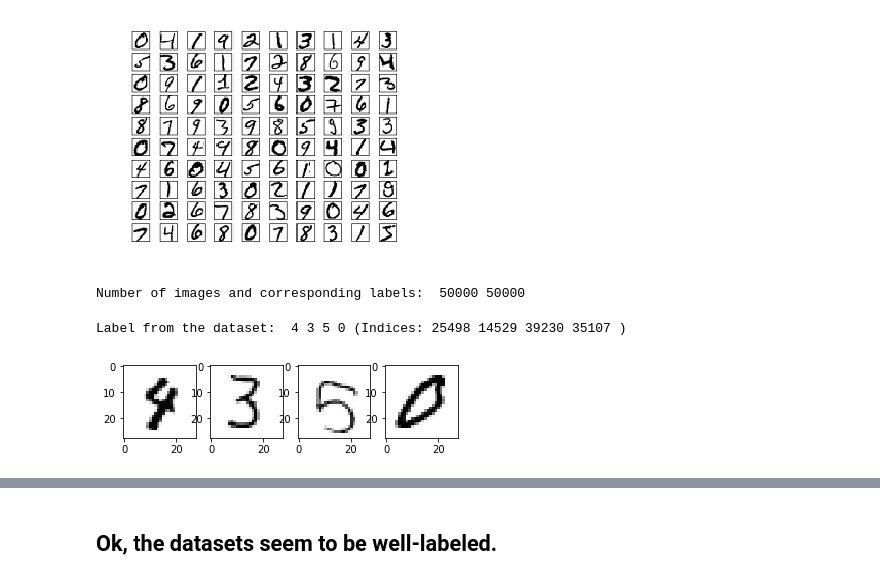
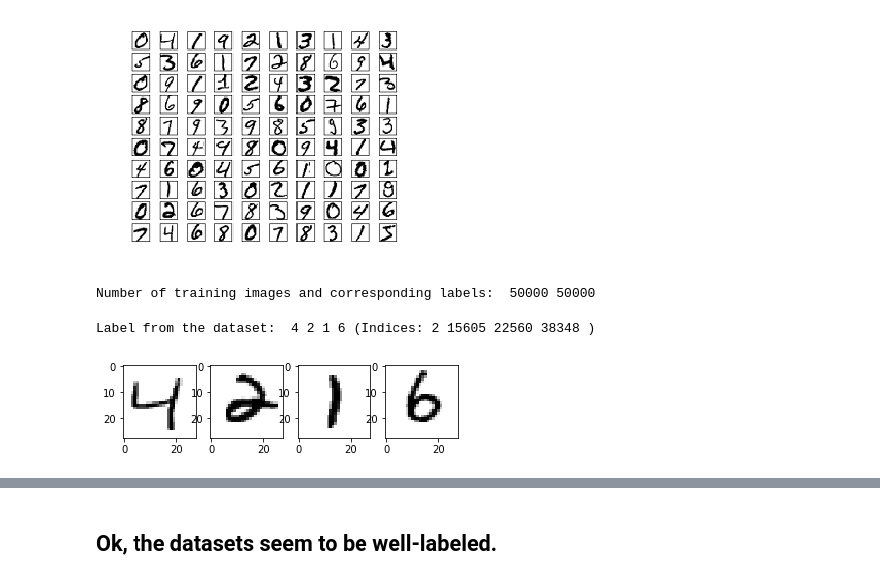
Before and after one commit to kvenkman/mnist_demo, a Jupyter notebook: DL_NN Chapter 1.ipynb, the cells around one changed output, grey strips where cells are left out. Cells and saved outputs as stored; diff of their text form; code cells hidden in the pictures.

```diff
--- a/DL_NN Chapter 1.ipynb
+++ b/DL_NN Chapter 1.ipynb
@@ -25,33 +25,34 @@ imgplot = plt.imshow(img)
 f = gzip.open('./data/mnist.pkl.gz', 'rb')
 training_data, validation_data, test_data = cPickle.load(f, encoding="latin1")
 f.close()
-images, labels = training_data
-print("Number of images and corresponding labels: ", len(images), len(labels))
+training_images, training_labels = training_data
+print("Number of training images and corresponding labels: ", len(images), len(labels))
 # %% [output]
-Number of images and corresponding labels:  50000 50000
+Number of training images and corresponding labels:  50000 50000
 # %%
 # Display a random image or choose your own number between [0, 50000)
-index1 = random.randint(0, 50000)
+index1 = 2 #random.randint(0, 50000)
 index2 = random.randint(0, 50000)
 index3 = random.randint(0, 50000)
 index4 = random.randint(0, 50000)
 
 # The images are stored in the pickle files as 784 (28x28) pixel long vectors.
 # We reshape them to their original dimensions
 plt.subplot(1, 4, 1)
-plt.imshow(images[index1].reshape(28, 28), cmap = 'binary')
+plt.imshow(training_images[index1].reshape(28, 28), cmap = 'binary')
 plt.subplot(1, 4, 2)
-plt.imshow(images[index2].reshape(28, 28), cmap = 'binary')
+plt.imshow(training_images[index2].reshape(28, 28), cmap = 'binary')
 plt.subplot(1, 4, 3)
-plt.imshow(images[index3].reshape(28, 28), cmap = 'binary')
+plt.imshow(training_images[index3].reshape(28, 28), cmap = 'binary')
 plt.subplot(1, 4, 4)
-plt.imshow(images[index4].reshape(28, 28), cmap = 'binary')
+plt.imshow(training_images[index4].reshape(28, 28), cmap = 'binary')
 
-print("Label from the dataset: ", labels[index1], labels[index2], labels[index3], labels[index4],
+print("Label from the dataset: ", training_labels[index1], training_labels[index2],
+      training_labels[index3], training_labels[index4],
      "(Indices:", index1, index2, index3, index4,")")
 # %% [output]
-Label from the dataset:  4 3 5 0 (Indices: 25498 14529 39230 35107 )
+Label from the dataset:  4 2 1 6 (Indices: 2 15605 22560 38348 )
-[figure, old version]
+[figure, new version]
 # %%
 # Just for the heck of it, we can do this for the test dataset too
 test_images, test_labels = test_data
```
Also changed, not shown: parts of 4 cells of this notebook.
